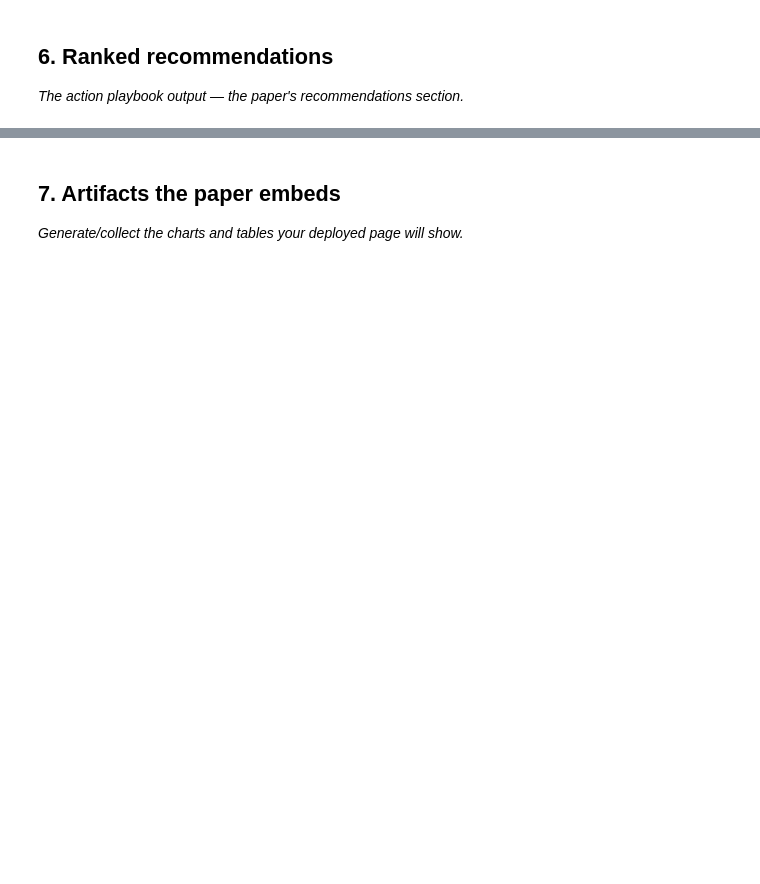
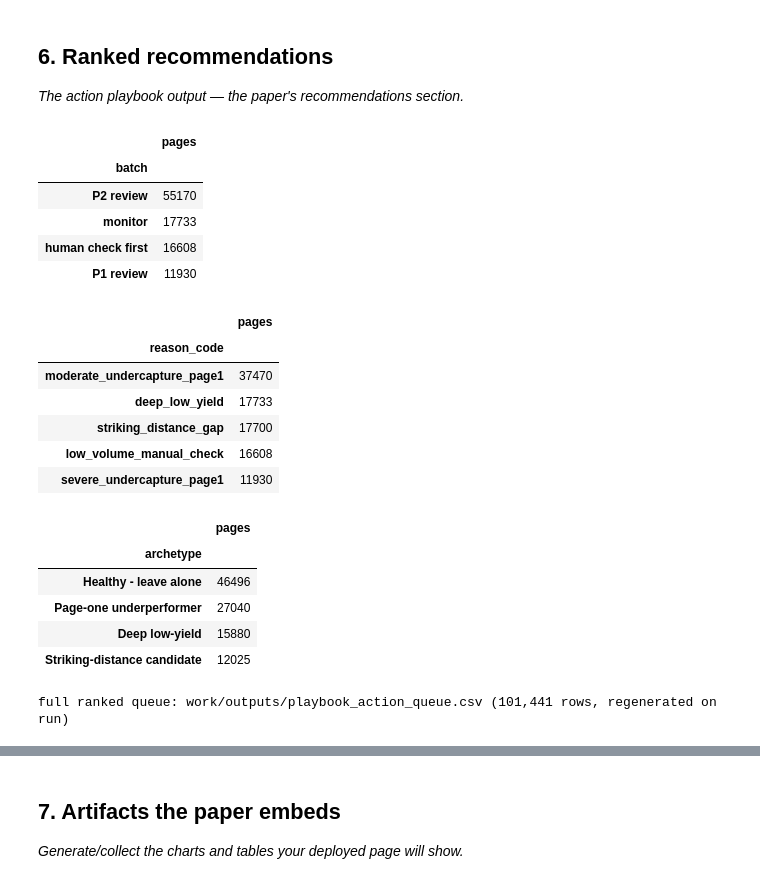
Before and after one commit to rashidsami10000-afk/rashid-flyrank-internship-ml-owncopy, a Jupyter notebook: work/notebooks/capstone.ipynb, the cells around one changed output, grey strips where cells are left out. Drawn from its saved outputs; the diff is of its cells as text; code cells hidden in the pictures; blank space fills up the shorter version.

```diff
--- a/work/notebooks/capstone.ipynb
+++ b/work/notebooks/capstone.ipynb
@@ -30,3 +232,35 @@ This skeleton is yours to fill. Work the sections **in order** — each one has
 ## 6. Ranked recommendations
 
 *The action playbook output — the paper's recommendations section.*
+# %%
+batches = pd.Series(m07['batches'], name='pages').to_frame()
+batches.index.name = 'batch'
+display(batches)
+rc = pd.Series(m07['reason_codes'], name='pages').to_frame()
+rc.index.name = 'reason_code'
+display(rc)
+arch = pd.Series(m07['archetypes'], name='pages').to_frame()
+arch.index.name = 'archetype'
+display(arch)
+print(f"full ranked queue: {m07['exports']['queue_csv']} ({m07['queue_rows']:,} rows, regenerated on run)")
+# %% [output]
+|  | pages |
+| batch |  |
+| P2 review | 55170 |
+| monitor | 17733 |
+| human check first | 16608 |
+| P1 review | 11930 |
+|  | pages |
+| reason_code |  |
+| moderate_undercapture_page1 | 37470 |
+| deep_low_yield | 17733 |
+| striking_distance_gap | 17700 |
+| low_volume_manual_check | 16608 |
+| severe_undercapture_page1 | 11930 |
+|  | pages |
+| archetype |  |
+| Healthy - leave alone | 46496 |
+| Page-one underperformer | 27040 |
+| Deep low-yield | 15880 |
+| Striking-distance candidate | 12025 |
+full ranked queue: work/outputs/playbook_action_queue.csv (101,441 rows, regenerated on run)
```
Also changed, not shown: parts of 14 cells of this notebook.
